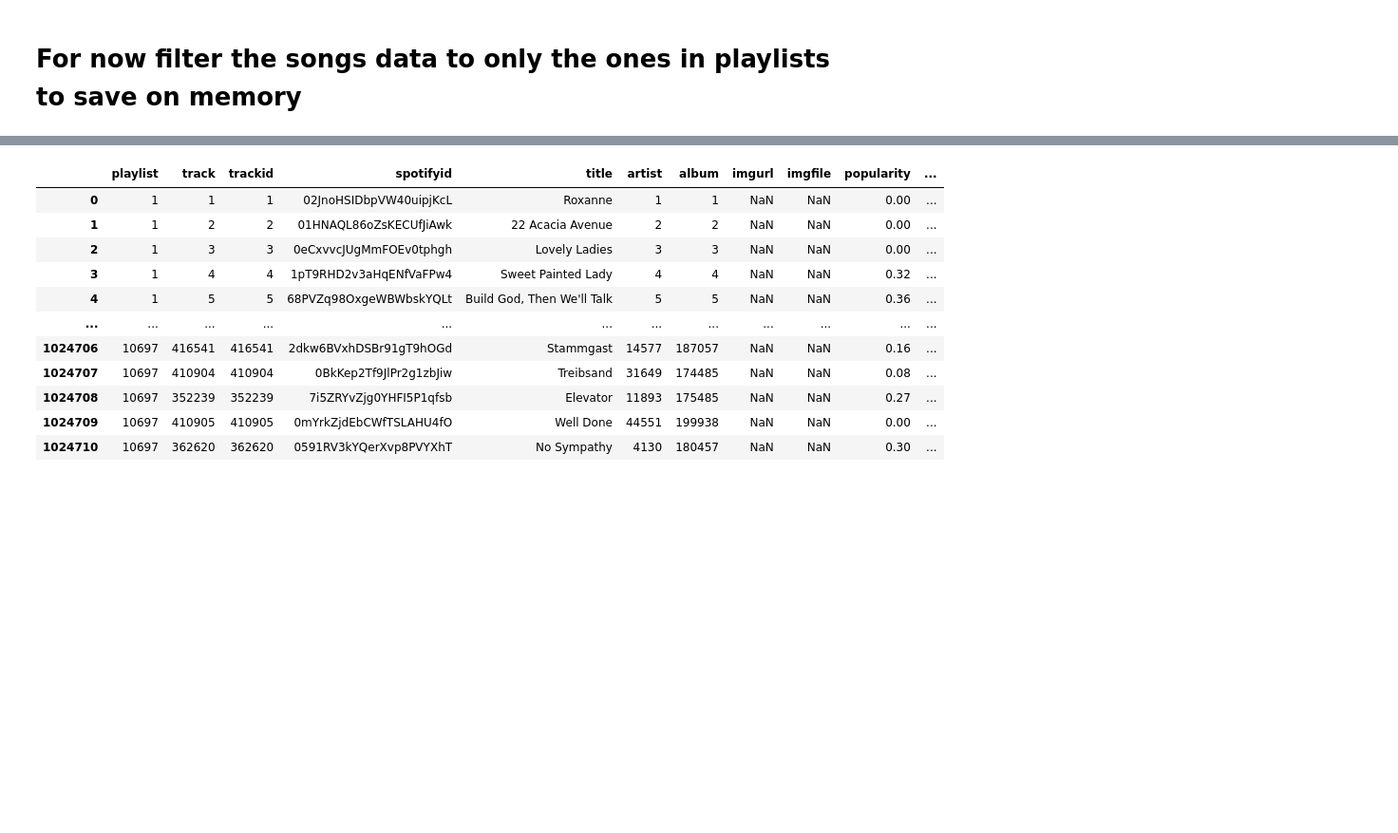
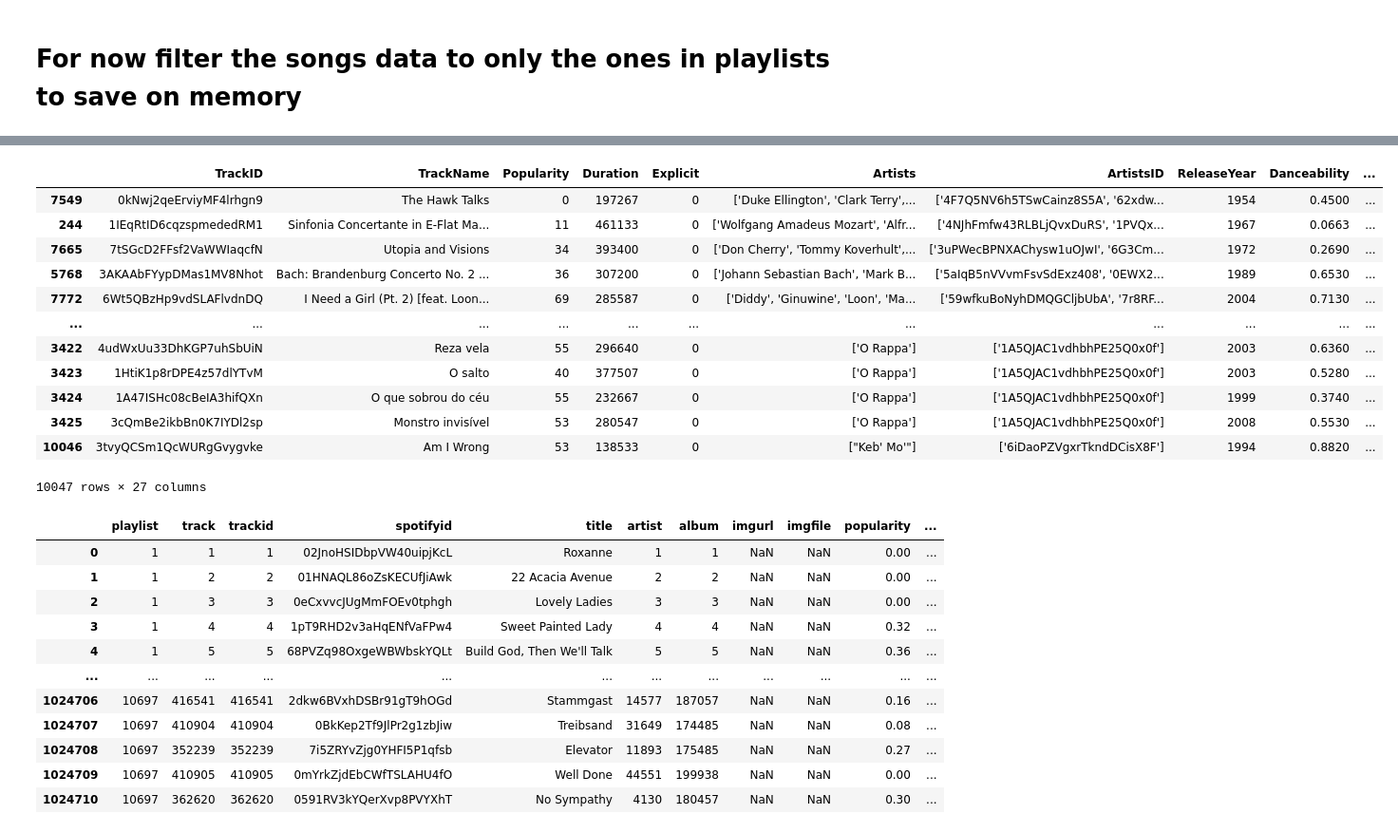
Before and after one commit to EduardStalmakov/MusicRecommender-CosineSimilarity, a Jupyter notebook: Cleaned-Building-Reccommender-Model.ipynb, the cells around one changed output, grey strips where cells are left out. Shown: that part at 95% size. Drawn from its saved outputs; the diff is of its cells as text; code cells hidden in the pictures; blank space fills up the shorter version.

```diff
--- a/Cleaned-Building-Reccommender-Model.ipynb
+++ b/Cleaned-Building-Reccommender-Model.ipynb
@@ -25,6 +41,29 @@ songs_filtered['consolidates_genre_lists'] = songs_filtered['consolidates_genre_
 songs_filtered['consolidates_genre_lists'] = songs_filtered['consolidates_genre_lists'].apply(lambda d: d if isinstance(d, list) else [])
 # %%
 float_cols = songs_filtered.dtypes[(songs_filtered.dtypes == 'float64') | (songs_filtered.dtypes == 'int64')].index.values
+# %%
+songs_filtered['artists_upd_v1'] = songs_filtered['Artists'].apply(lambda x: re.findall(r"'([^']*)'", x))
+songs_filtered['artists_upd_v2'] = songs_filtered['Artists'].apply(lambda x: re.findall('\"(.*?)\"',x))
+songs_filtered['artists_upd'] = np.where(songs_filtered['artists_upd_v1'].apply(lambda x: not x), songs_filtered['artists_upd_v2'], songs_filtered['artists_upd_v1'] )
+# %%
+songs_filtered["len"] = songs_filtered['artists_upd'].apply(lambda x: len(x))
+# %%
+songs_filtered_sorted = songs_filtered.sort_values(by='len', ascending=False)
+songs_filtered_sorted
+# %% [output]
+|  | TrackID | TrackName | Popularity | Duration | Explicit | Artists | ArtistsID | ReleaseYear | Danceability | ... |
+| 7549 | 0kNwj2qeErviyMF4lrhgn9 | The Hawk Talks | 0 | 197267 | 0 | ['Duke Ellington', 'Clark Terry',... | ['4F7Q5NV6h5TSwCainz8S5A', '62xdw... | 1954 | 0.4500 | ... |
+| 244 | 1IEqRtID6cqzspmededRM1 | Sinfonia Concertante in E-Flat Ma... | 11 | 461133 | 0 | ['Wolfgang Amadeus Mozart', 'Alfr... | ['4NJhFmfw43RLBLjQvxDuRS', '1PVQx... | 1967 | 0.0663 | ... |
+| 7665 | 7tSGcD2FFsf2VaWWIaqcfN | Utopia and Visions | 34 | 393400 | 0 | ['Don Cherry', 'Tommy Koverhult',... | ['3uPWecBPNXAChysw1uOJwI', '6G3Cm... | 1972 | 0.2690 | ... |
+| 5768 | 3AKAAbFYypDMas1MV8Nhot | Bach: Brandenburg Concerto No. 2 ... | 36 | 307200 | 0 | ['Johann Sebastian Bach', 'Mark B... | ['5aIqB5nVVvmFsvSdExz408', '0EWX2... | 1989 | 0.6530 | ... |
+| 7772 | 6Wt5QBzHp9vdSLAFlvdnDQ | I Need a Girl (Pt. 2) [feat. Loon... | 69 | 285587 | 0 | ['Diddy', 'Ginuwine', 'Loon', 'Ma... | ['59wfkuBoNyhDMQGCljbUbA', '7r8RF... | 2004 | 0.7130 | ... |
+| ... | ... | ... | ... | ... | ... | ... | ... | ... | ... | ... |
+| 3422 | 4udWxUu33DhKGP7uhSbUiN | Reza vela | 55 | 296640 | 0 | ['O Rappa'] | ['1A5QJAC1vdhbhPE25Q0x0f'] | 2003 | 0.6360 | ... |
+| 3423 | 1HtiK1p8rDPE4z57dlYTvM | O salto | 40 | 377507 | 0 | ['O Rappa'] | ['1A5QJAC1vdhbhPE25Q0x0f'] | 2003 | 0.5280 | ... |
+| 3424 | 1A47ISHc08cBeIA3hifQXn | O que sobrou do céu | 55 | 232667 | 0 | ['O Rappa'] | ['1A5QJAC1vdhbhPE25Q0x0f'] | 1999 | 0.3740 | ... |
+| 3425 | 3cQmBe2ikbBn0K7IYDl2sp | Monstro invisível | 53 | 280547 | 0 | ['O Rappa'] | ['1A5QJAC1vdhbhPE25Q0x0f'] | 2008 | 0.5530 | ... |
+| 10046 | 3tvyQCSm1QcWURgGvygvke | Am I Wrong | 53 | 138533 | 0 | ["Keb' Mo'"] | ['6iDaoPZVgxrTkndDCisX8F'] | 1994 | 0.8820 | ... |
+10047 rows × 27 columns
 # %%
 playlist_songs_with_ids = playlists_tracks.merge(tracks, how='left', left_on='track', right_on='trackid')
 playlist_songs_with_ids
```
Also changed, not shown: parts of 11 cells of this notebook.
